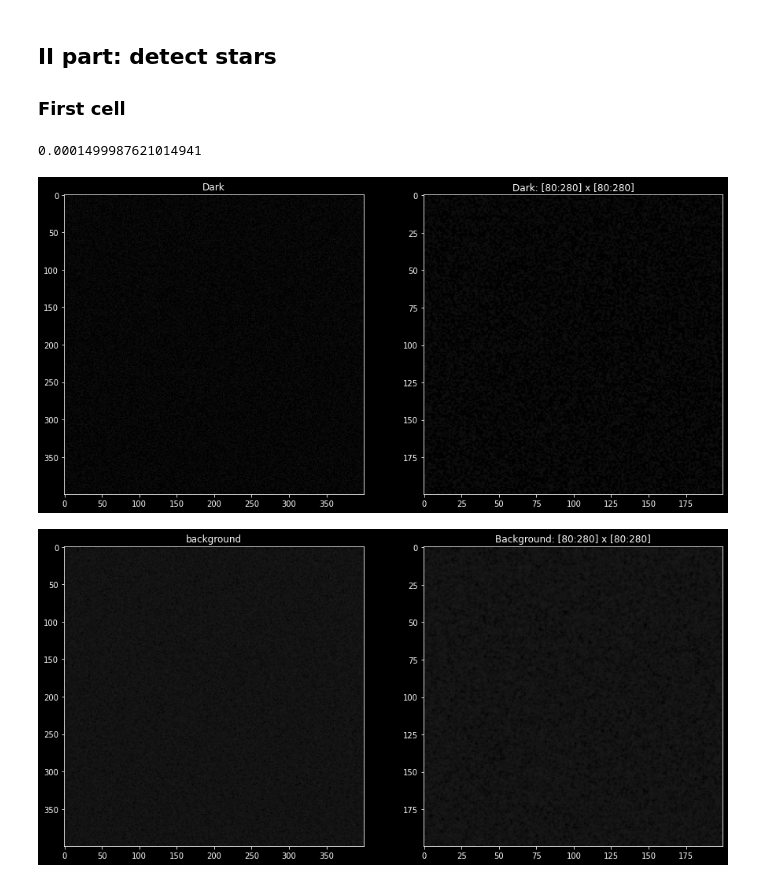
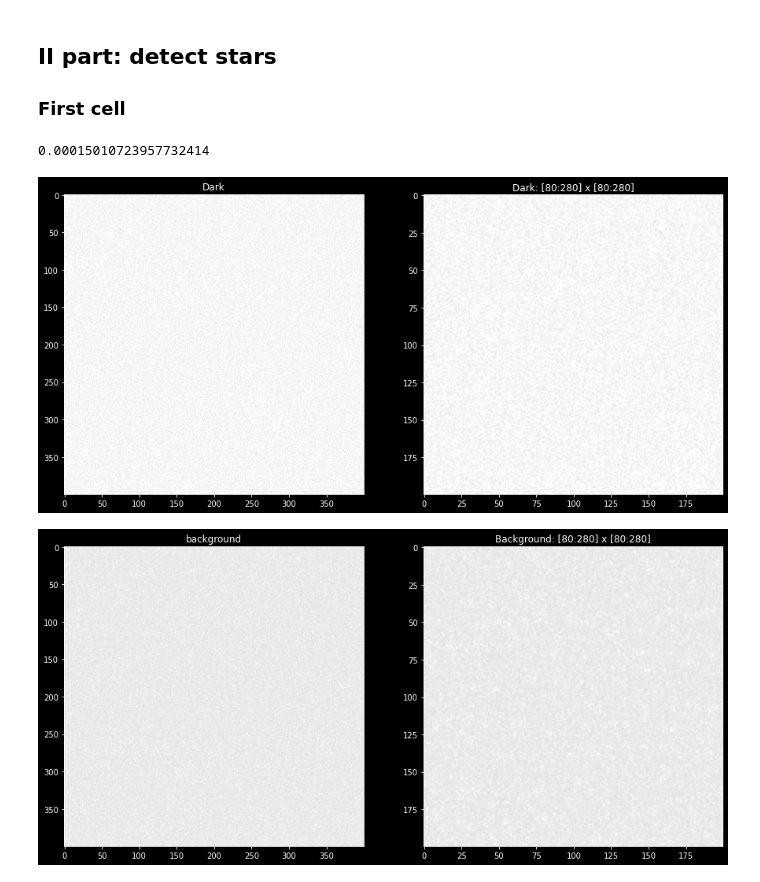
Before and after one commit to 00-berni/proj_2, a Jupyter notebook: notebook/implementation_notebook.ipynb, the cells around one changed output. Saved outputs shown, nothing was run; the diff lists cells and outputs as text; code cells hidden in the pictures.

Commit message:
negative visualization

```diff
--- a/notebook/implementation_notebook.ipynb
+++ b/notebook/implementation_notebook.ipynb
@@ -428,34 +428,34 @@ print(d)
 
 # Background
 bg = atm_seeing(noise())
 bg += noise(3e-4)
 
 #bg-=dark
 
 ## Plot
 fig1, (dark_img, dark_zoom) = plt.subplots(1,2,figsize=(15,7))
 fig2, (bg_img, bg_zoom) = plt.subplots(1,2,figsize=(15,7))
 
 #  0 : positive image
 # -1 : negative image
-v = 0
+v = -1
 
 
 dark_img.set_title('Dark')
 field_image(dark_img,dark,v)
 #dark_img.imshow(dark)
 dark_zoom.set_title(f'Dark: [{inf}:{sup}] x [{inf}:{sup}]')
 field_image(dark_zoom,dark,v,[inf,sup])
 #dark_zoom.imshow(dark[inf:sup,inf:sup,:])
 bg_img.set_title('background')
 field_image(bg_img,bg,v)
 #bg_img.imshow(bg)
 bg_zoom.set_title(f'Background: [{inf}:{sup}] x [{inf}:{sup}]')
 field_image(bg_zoom,bg,v,[inf,sup])
 #bg_zoom.imshow(bg[inf:sup,inf:sup,:])
 
 plt.show()
 # %% [output]
-0.0001499987621014941
+0.00015010723957732414
-[figure, old version]
+[figure, new version]
-[figure, old version]
+[figure, new version]
```
Also changed, not shown: parts of 5 cells of this notebook, 5 other files.
